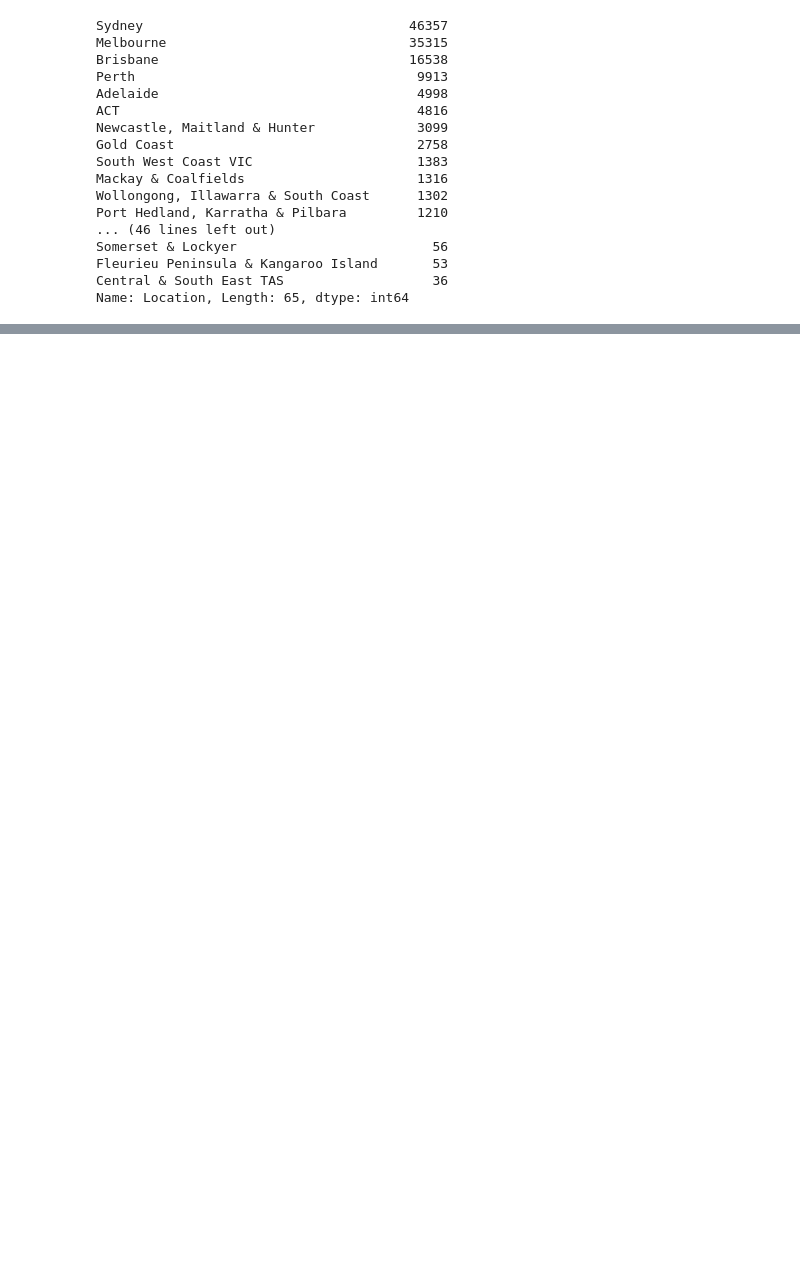
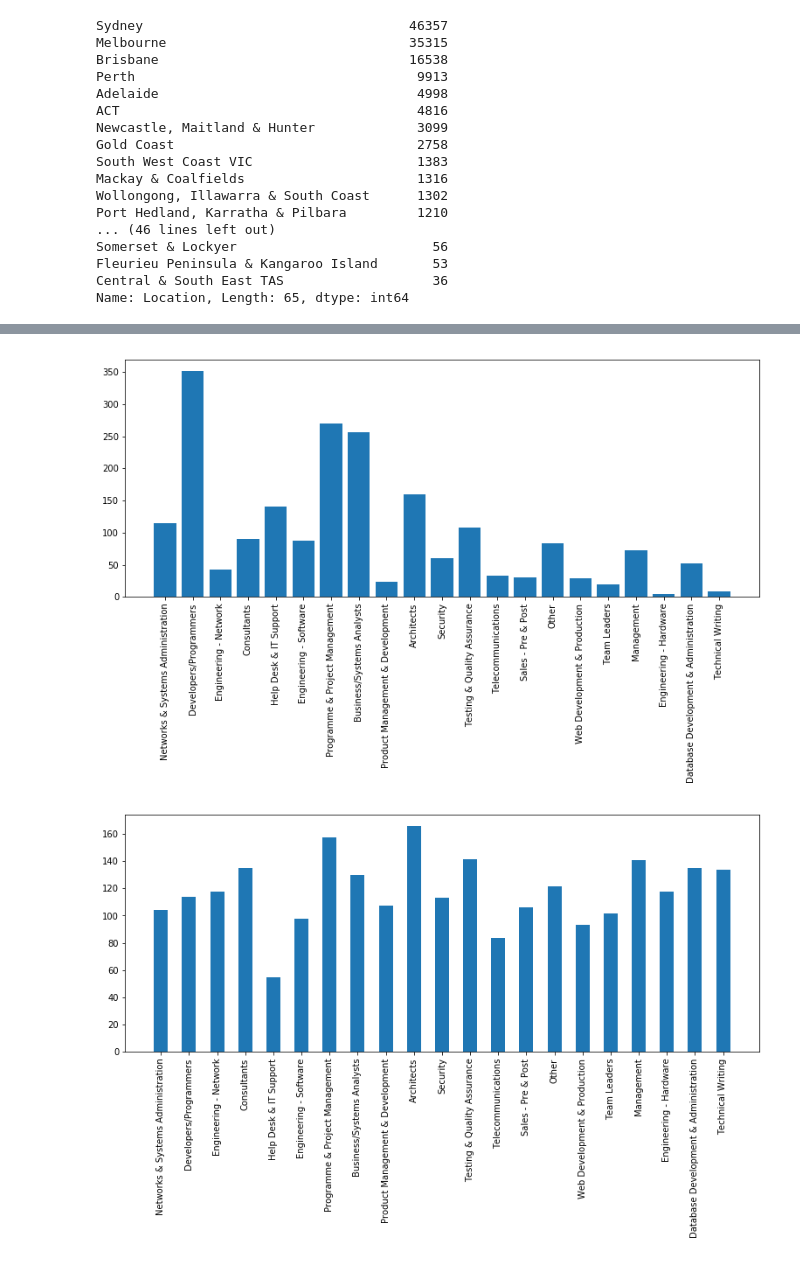
Before and after one commit to Chrissmith1991/bigdata2, a Jupyter notebook: source/workbook.ipynb, the cells around one changed output, grey strips where cells are left out. Saved outputs shown, nothing was run; the diff lists cells and outputs as text; code cells hidden in the pictures; blank space fills up the shorter version.

```diff
--- a/source/workbook.ipynb
+++ b/source/workbook.ipynb
@@ -240,0 +373,38 @@ plt.gcf().autofmt_xdate()
+# %%
+IT_frame = df[(df['Classification'] == 'Information & Communication Technology')]
+IT_Brisbane = IT_frame[(IT_frame['Location'] == 'Brisbane')]
+
+
+
+sub_classification = {}
+
+for index, col in IT_Brisbane.iterrows():
+
+    if col.SubClassification in sub_classification:
+        sub_classification[col.SubClassification].append(col.Average)
+    else:
+        sub_classification[col.SubClassification] = [col.Average]
+
+
+showGraph = []
+fields = []
+average = []
+
+for key, value in sub_classification.items():
+    showGraph.append(len(value))
+    fields.append(key)
+    average.append(sum(value) / len(value))
+
+plt.figure(figsize=(13, 5))
+plt.bar(range(len(fields)),showGraph,tick_label=fields,width=0.8)
+plt.xticks(rotation='vertical')
+plt.show()
+
+
+plt.figure(figsize=(13, 5))
+plt.bar(range(len(fields)),average,tick_label=fields,width=0.5)
+plt.xticks(rotation='vertical')
+plt.show()
+# %% [output]
+[figure, added]
+[figure, added]
```
Also changed, not shown: parts of 12 cells of this notebook.
